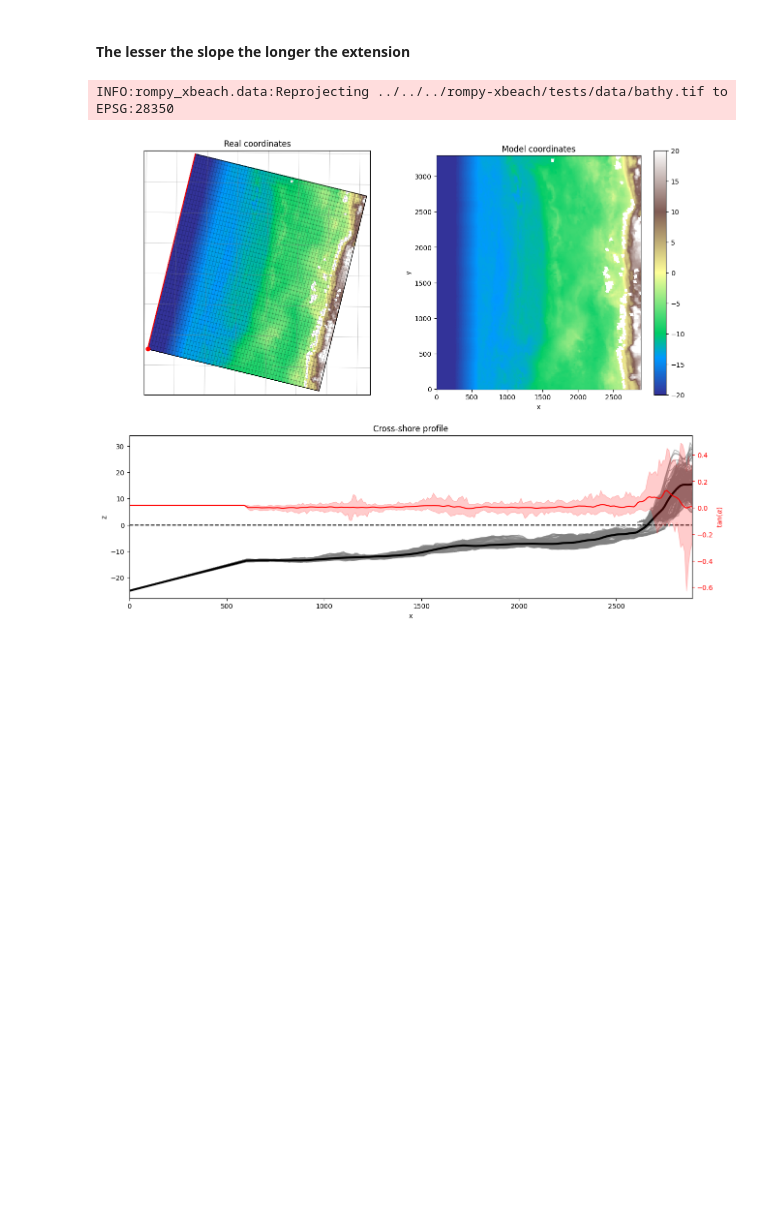
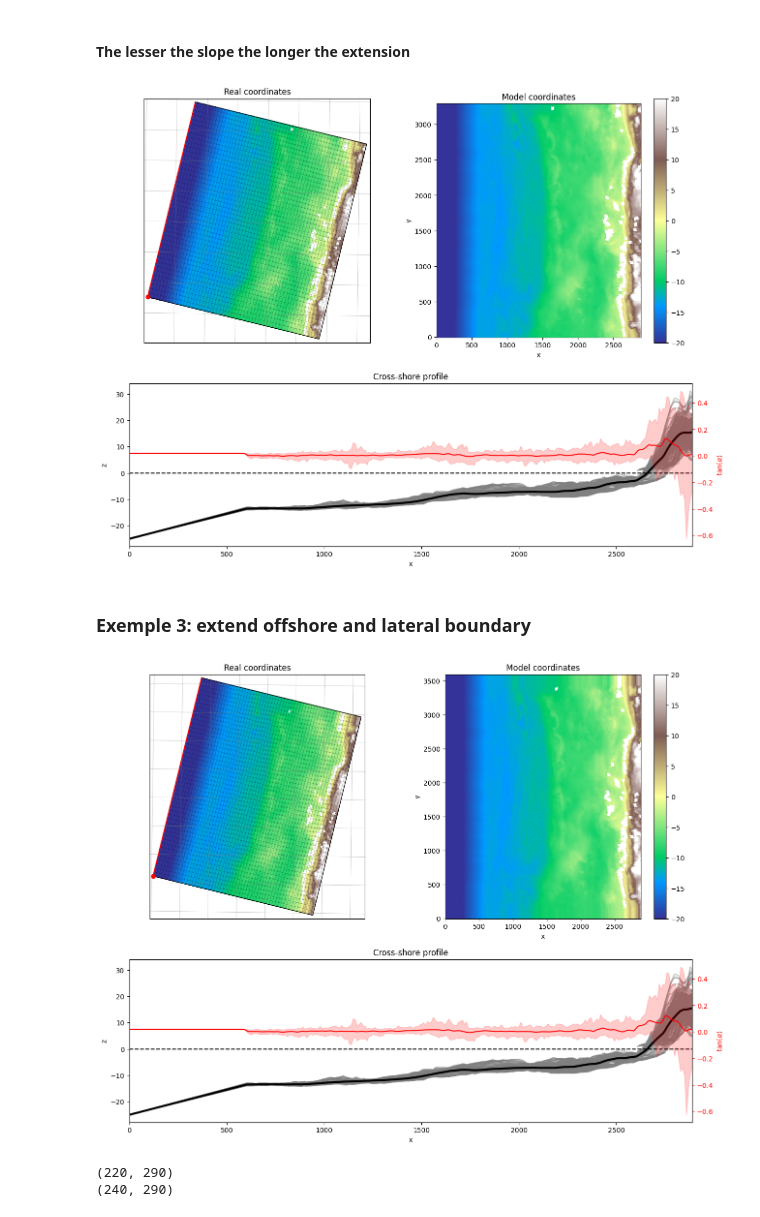
Before and after one commit to rom-py/rompy-notebooks, a Jupyter notebook: notebooks/xbeach/data-demo.ipynb, the cells around one changed output. Saved outputs shown, nothing was run; the diff lists cells and outputs as text; code cells hidden in the pictures; blank space fills up the shorter version.

Commit message:
Add example with lateral boundary expansion

```diff
--- a/notebooks/xbeach/data-demo.ipynb
+++ b/notebooks/xbeach/data-demo.ipynb
@@ -139,7 +139,7 @@ data = XBeachBathy(
 # %% [markdown]
 Lastly, we use the previously defined grid instance to interpolate the bathy onto
 # %%
-workspace = Path("./example1")
+workspace = Path("./examples")
 workspace.mkdir(exist_ok=True)
 
 xfile1, yfile1, datafile1, grid1 = data.get(destdir=workspace, grid=grid)
@@ -277,5 +275,34 @@ xfile3, yfile3, datafile3, grid3 = data.get(destdir=workspace, grid=grid)
 
 x3, y3, data3 = plot_model_bathy(xfile3, yfile3, datafile3, grid3)
 # %% [output]
-INFO:rompy_xbeach.data:Reprojecting ../../../rompy-xbeach/tests/data/bathy.tif to EPSG:28350
 [figure]
+# %% [markdown]
+### Exemple 3: extend offshore and lateral boundary
+# %%
+extension = SeawardExtensionLinear(
+    depth=25,
+    slope=0.02,
+)
+
+data = XBeachBathy(
+    source=source,
+    posdwn=False,
+    interpolator=interpolator,
+    extension=extension,
+    left=10,
+    right=10,
+)
+
+xfile4, yfile4, datafile4, grid4 = data.get(destdir=workspace, grid=grid)
+
+x4, y4, data4 = plot_model_bathy(xfile4, yfile4, datafile4, grid4)
+# %% [output]
+[figure, added]
+# %%
+# Compare the shapes with and without the lateral extension
+
+print(data3.shape)
+print(data4.shape)
+# %% [output]
+(220, 290)
+(240, 290)
```
Also changed, not shown: parts of 2 cells of this notebook.
